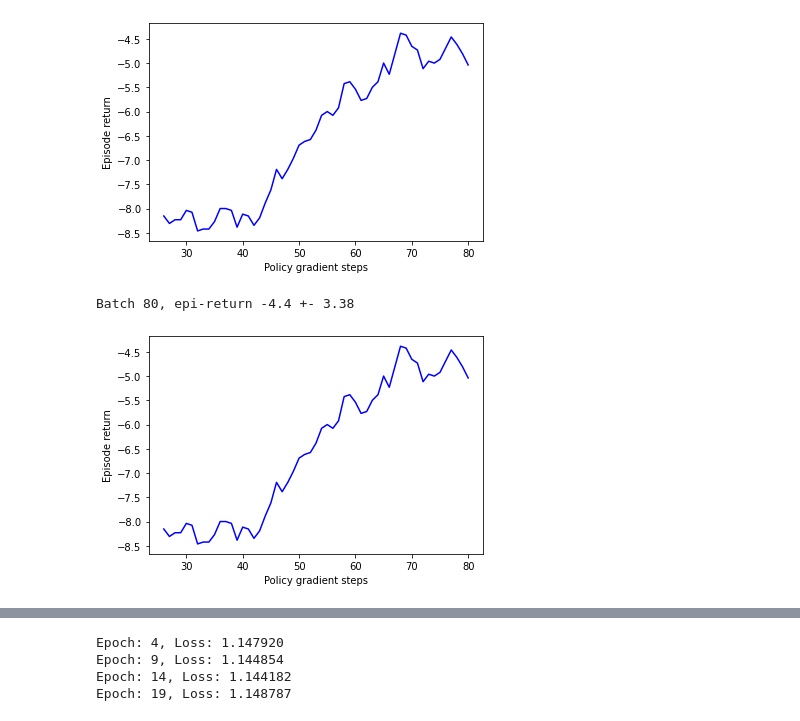
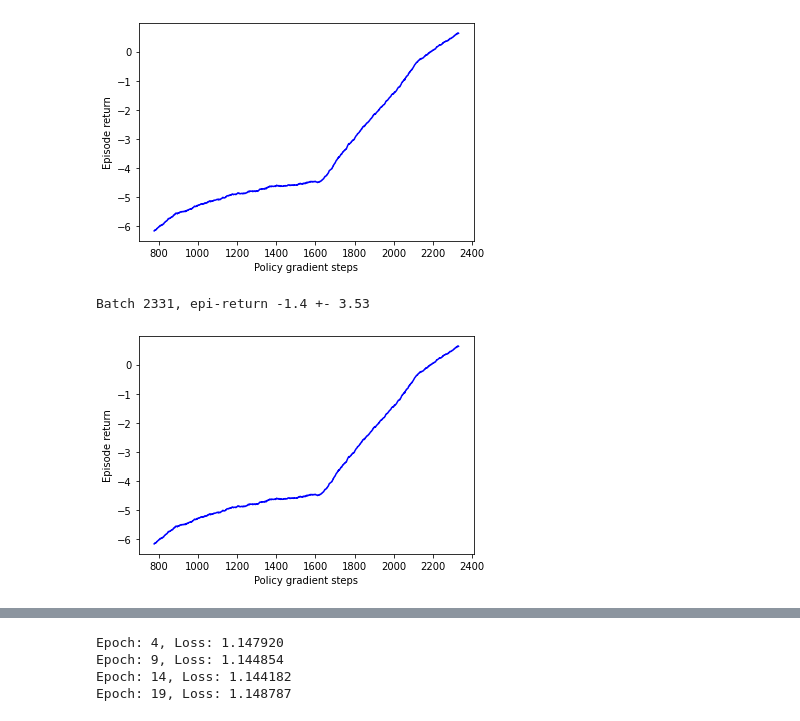
Before and after one commit to jemolano1498/OPPOSD_algorithm, a Jupyter notebook: Model/RL-Agents.ipynb, the cells around one changed output, grey strips where cells are left out. Cells and saved outputs as stored; diff of their text form; code cells hidden in the pictures.

```diff
--- a/Model/RL-Agents.ipynb
+++ b/Model/RL-Agents.ipynb
@@ -182,30 +187,36 @@ experiment.plot_training()
+# %%
+batch_experiments = []
 # %%
-from Model.Learners import BatchOffpolicyActorCriticLearner, BatchPPOLearner
-import pickle
 
 params = default_params()
 params['plot_train_samples'] = False
 params['plot_frequency'] = 4
-params['batch_size'] = int(1e5)
+params['batch_size'] = int(3200)
 params['offpolicy_iterations'] = 10
+params['opposd'] = True
 # params['epsilon_start'] = 0.5
 # params['epsilon_finish'] = 0
-params['max_batch_episodes'] = int(11)
+params['max_batch_episodes'] = int(300)
 params['mini_batch_size'] = int(500)
+
+# params['experiments_batch'] = True
 # params['max_episode_length'] = int(3)
 # params['epsilon_finish'] = 0.05
 # params['epsilon_anneal_time'] = 70000
 env = EnvWrapper(params.get('pref_pace'), params.get('target_pace'))
 n_actions, state_dim = params.get('num_actions'), params.get('states_shape')[0]
 # The model has n_action policy heads and one value head
-model = th.nn.Sequential(th.nn.Linear(state_dim, 128), th.nn.ReLU(),
-                         th.nn.Linear(128, 512), th.nn.ReLU(),
-                         th.nn.Linear(512, 128), th.nn.ReLU(),
-                         th.nn.Linear(128, n_actions + 1))
-experiment = BatchActorCriticExperiment(params, model, learner=BatchPPOLearner(model, params=params))
+model_actor = th.nn.Sequential(th.nn.Linear(state_dim, 128), th.nn.ReLU(),
+                         th.nn.Linear(128, n_actions))
+model_critic = th.nn.Sequential(th.nn.Linear(state_dim, 128), th.nn.ReLU(),
+                         th.nn.Linear(128, 1))
+model_w = th.nn.Sequential(th.nn.Linear(state_dim, 128), th.nn.ReLU(),
+                         th.nn.Linear(128, 1), th.nn.Softplus())
+model = [model_actor, model_critic, model_w]
+experiment = BatchActorCriticExperiment(params, model, learner=OPPOSDLearner(model, params=params))
 
 # batch = experiment.get_transition_batch()
-# dbfile = open('random_simulator_batch_steps_pickle', 'ab')
+# dbfile = open('random_simulator_batch_steps_pickle_2e3', 'ab')
 # pickle.dump(batch, dbfile)
 # dbfile.close()
 # %%
@@ -214,11 +225,25 @@ batch = pickle.load(dbfile)
 dbfile.close()
+# %%
+# dbfile = open('random_simulator_batch_pickle', 'rb')
+# dbfile = open('random_simulator_batch_pickle_1e4', 'rb')
+# dbfile = open('random_simulator_batch_steps_pickle_5e3', 'rb')
+# dbfile = open('random_simulator_batch_steps_pickle_2e3', 'rb')
+dbfile = open('experiments_simulator_batch_steps_pickle_3e3', 'rb')
+# dbfile = open('random_simulator_batch_steps_pickle_3e3', 'rb')
+# dbfile = open('random_simulator_batch_steps_pickle_5e2', 'rb') # Do not work
+batch = pickle.load(dbfile)
+dbfile.close()
 # %%
 
 try:
     experiment.run(batch['buffer'])
 except KeyboardInterrupt:
     experiment.close()
+return_dict = {}
+return_dict.update({'model' : 'Batch OPPOSD',
+                            'experiment': experiment})
+batch_experiments = np.append(batch_experiments, return_dict)
 # %% [output]
-[figure, old version]
+[figure, new version]
-Batch 80, epi-return -4.4 +- 3.38
+Batch 2331, epi-return -1.4 +- 3.53
-[figure, old version]
+[figure, new version]
```
Also changed, not shown: parts of 23 cells of this notebook, 31 other files.
